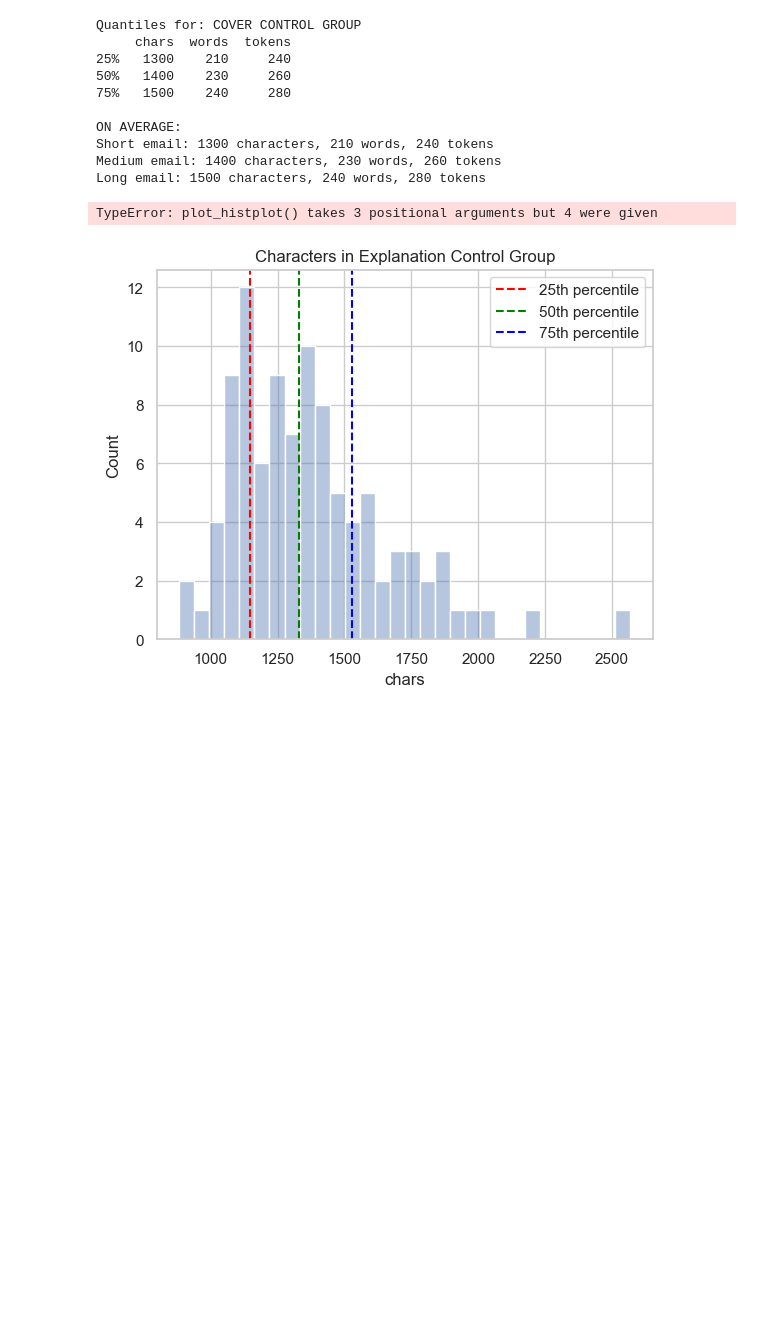
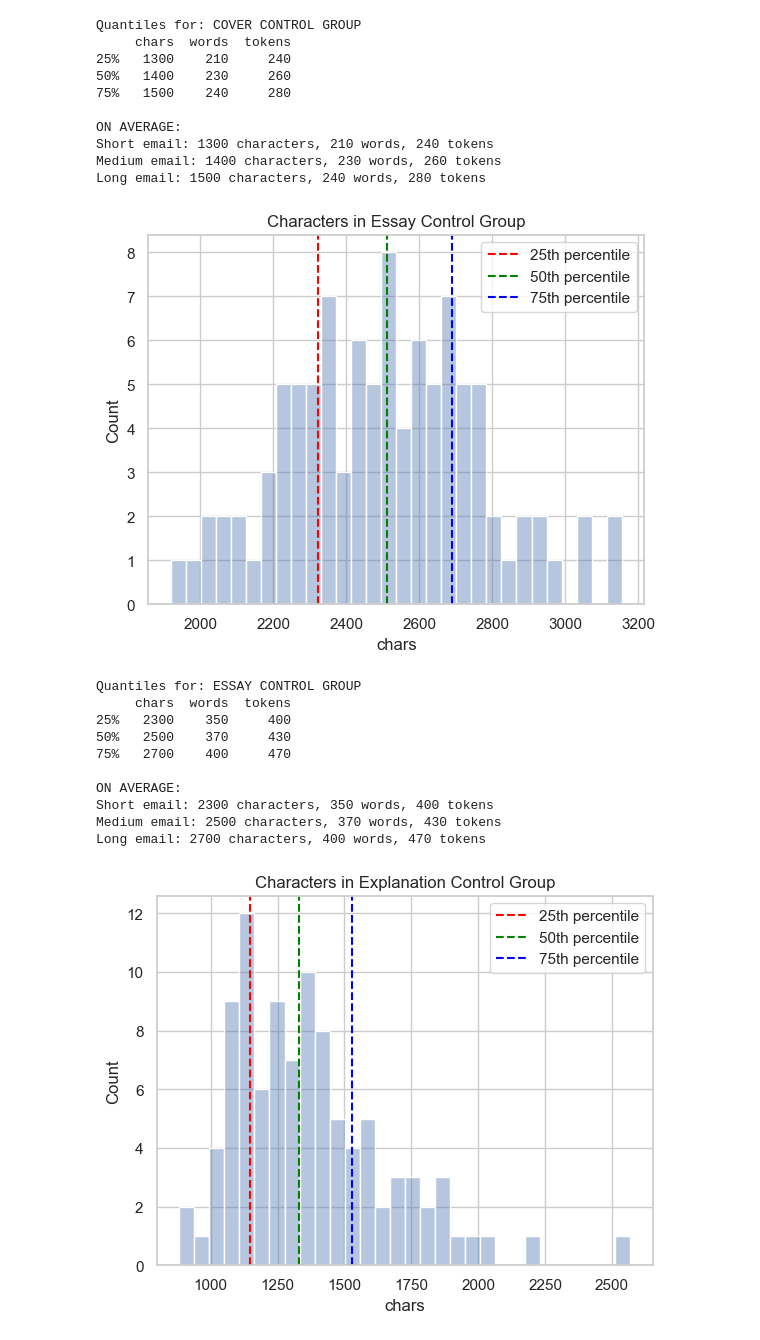
Before and after one commit to wojciechmro/gpt_length_analysis, a Jupyter notebook: 2_EDA_Control_Group.ipynb, the cells around one changed output. Drawn from its saved outputs; the diff is of its cells as text; code cells hidden in the pictures; blank space fills up the shorter version.

Commit message:
Fixed plot visibility, added tweaks in wording of comments

```diff
--- a/2_EDA_Control_Group.ipynb
+++ b/2_EDA_Control_Group.ipynb
@@ -476,11 +471,21 @@ Short email: 1300 characters, 210 words, 240 tokens
 Medium email: 1400 characters, 230 words, 260 tokens
 Long email: 1500 characters, 240 words, 280 tokens
 # %%
-plot_histplot(read_data("essay"), "chars", "Characters in Essay Control Group", "figures/histogram_essay_chars.png")
+plot_histplot(read_data("essay"), "chars", "Characters in Essay Control Group")
 
 quartile_table(read_data("essay"), "essay")
 # %% [output]
+[figure, added]
-TypeError: plot_histplot() takes 3 positional arguments but 4 were given
+Quantiles for: ESSAY CONTROL GROUP
+     chars  words  tokens
+25%   2300    350     400
+50%   2500    370     430
+75%   2700    400     470
+
+ON AVERAGE:
+Short email: 2300 characters, 350 words, 400 tokens
+Medium email: 2500 characters, 370 words, 430 tokens
+Long email: 2700 characters, 400 words, 470 tokens
 # %%
 plot_histplot(read_data("explanation"), "chars", "Characters in Explanation Control Group")
 
```
Also changed, not shown: parts of 14 cells of this notebook.
